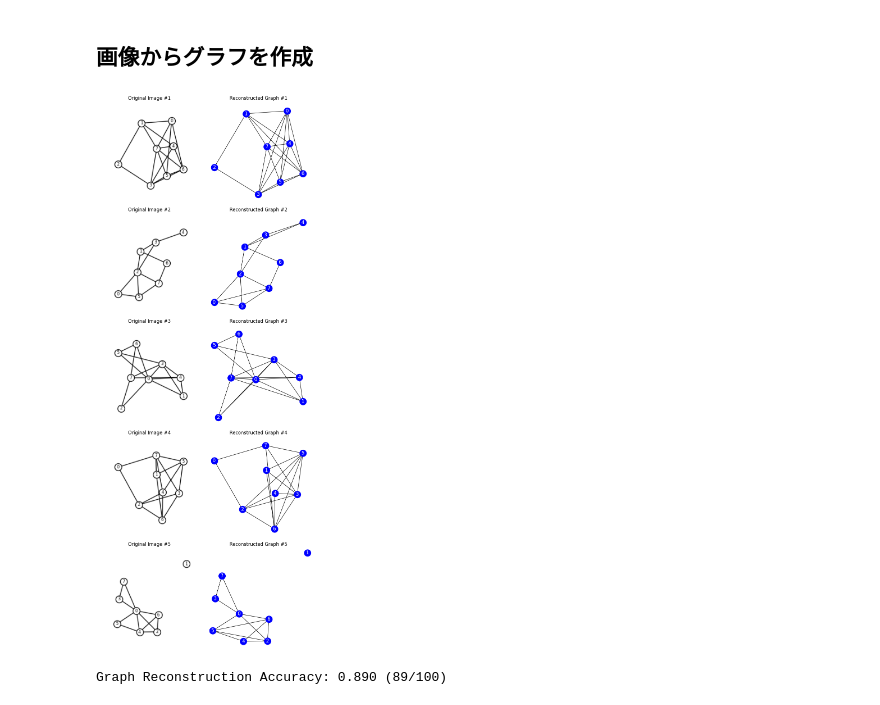
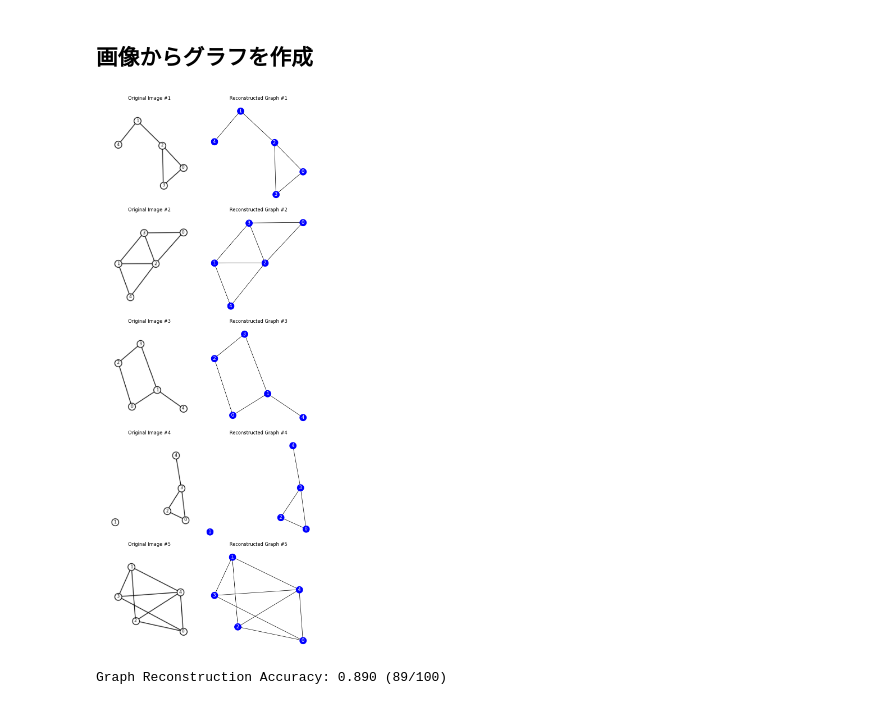
Before and after one commit to DanielOkada/graph-from-image, a Jupyter notebook: graph_from_image.ipynb, the cells around one changed output. Cells and saved outputs as stored; diff of their text form; code cells hidden in the pictures.

```diff
--- a/graph_from_image.ipynb
+++ b/graph_from_image.ipynb
@@ -786,35 +794,35 @@ def visualize_multiple_graphs(num_samples, model, device="cuda"):
 
     for i in range(num_samples):
         # サンプルデータ生成（img, ペア, bounding_boxes, pos）
-        img, _, matched, _, pos = generate_sample_data(n=8)
+        img, _, matched, _, pos = generate_sample_data(n=5)
 
         # 元画像を表示
         ax_img = axes[i, 0] if num_samples > 1 else axes[0]
         ax_img.imshow(img, cmap="gray")
         ax_img.axis("off")
         ax_img.set_title(f"Original Image #{i+1}")
 
         # グラフ推定
         G, edge_probs = img_to_graph(img, matched, model, device=device)
 
         # 復元グラフ描画
         ax_graph = axes[i, 1] if num_samples > 1 else axes[1]
         ax_graph.clear()
         nx.draw(G, pos=pos, with_labels=True, font_color="white", node_color="blue", ax=ax_graph)
 
         # edge_labels = {(n1, n2): f"{edge_probs[(n1, n2)]:.2f}" for n1, n2 in G.edges()}
         # nx.draw_networkx_edge_labels(G, pos, edge_labels=edge_labels, font_color='red', ax=ax_graph)
 
         ax_graph.set_title(f"Reconstructed Graph #{i+1}")
         ax_graph.axis("off")
 
     plt.tight_layout()
     plt.show()
 
 # 使い方例
 visualize_multiple_graphs(num_samples=5, model=model, device="cuda")
 # %% [output]
-[figure, old version]
+[figure, new version]
 # %%
 def graph_reconstruction_accuracy(model, num_samples=100, device="cuda"):
     correct = 0
```
Also changed, not shown: parts of 12 cells of this notebook, 4 other files.
